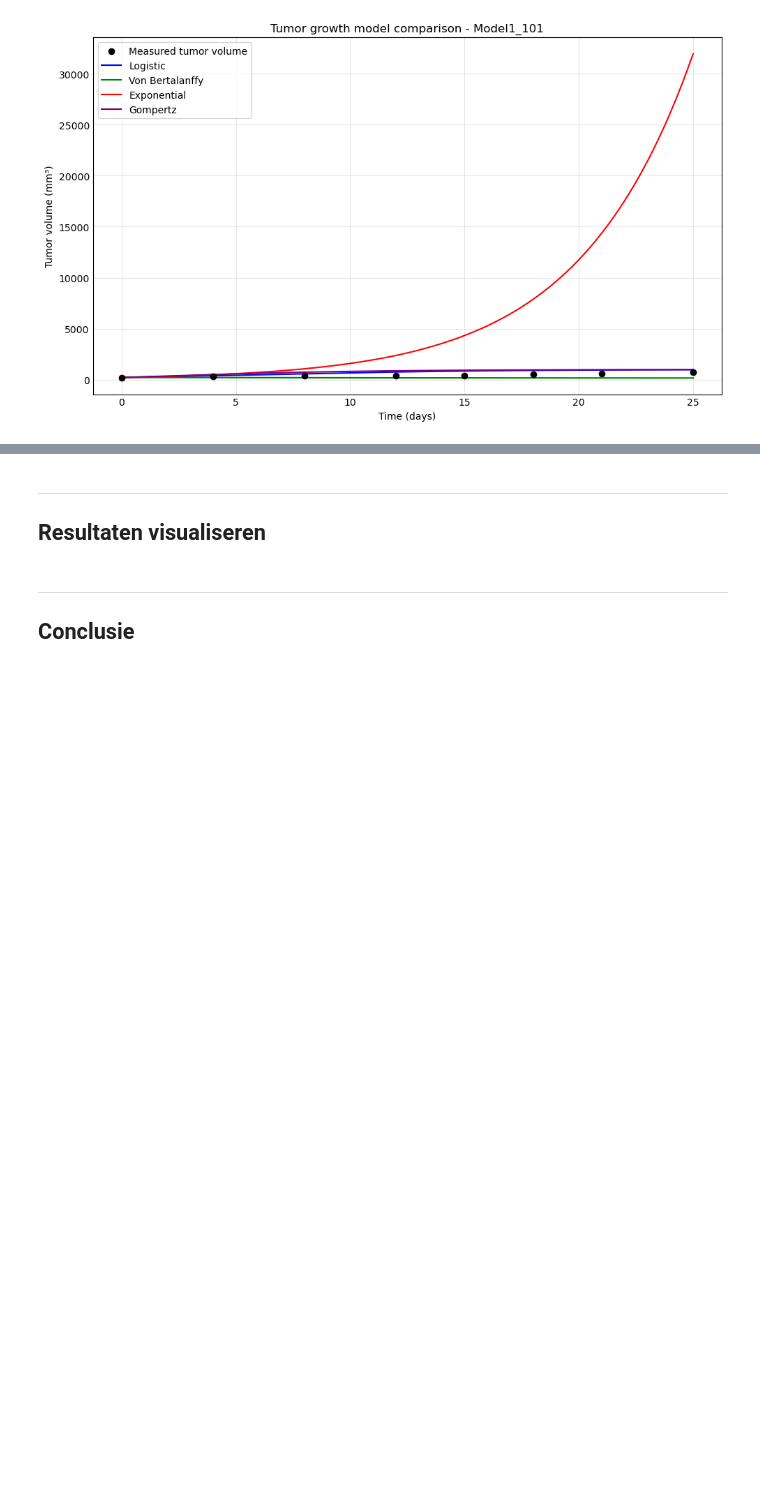
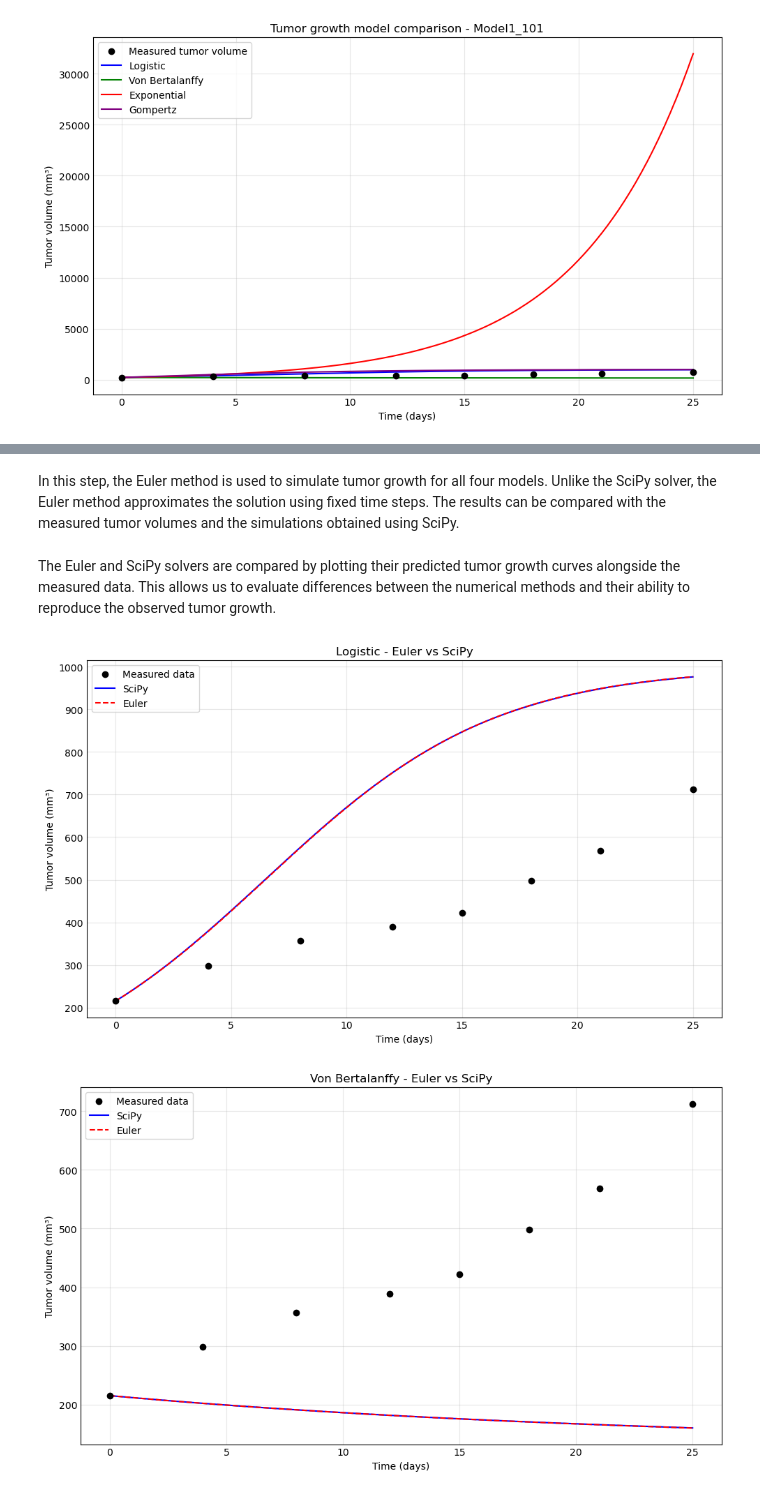
Before and after one commit to cheyennebrouwer/Casus_Dynamic-Modelling, a Jupyter notebook: Use_case_application.ipynb, the cells around one changed output, grey strips where cells are left out. Saved outputs shown, nothing was run; the diff lists cells and outputs as text; code cells hidden in the pictures; blank space fills up the shorter version.

Commit message:
Made further edits to notebook, added graphs and explanations

```diff
--- a/Use_case_application.ipynb
+++ b/Use_case_application.ipynb
@@ -369,6 +366,66 @@ plt.show()
-# %% [markdown]
-***
-## Resultaten visualiseren
-# %% [markdown]
-***
-## Conclusie
+# %% [markdown]
+In this step, the Euler method is used to simulate tumor growth for all four models. Unlike the SciPy solver, the Euler method approximates the solution using fixed time steps. The results can be compared with the measured tumor volumes and the simulations obtained using SciPy.
+# %%
+# Set the time step
+dt = 0.1
+
+# Store Euler simulation results
+euler_results = {}
+
+# Simulate each model
+for model_name, model in models.items():
+    calculated_times, calculated_volumes = euler_solver(
+        model,
+        (times[0], times[-1]),
+        volumes[0],
+        dt
+    )
+
+    euler_results[model_name] = (
+        calculated_times,
+        calculated_volumes
+    )
+# %% [markdown]
+The Euler and SciPy solvers are compared by plotting their predicted tumor growth curves alongside the measured data. This allows us to evaluate differences between the numerical methods and their ability to reproduce the observed tumor growth.
+# %%
+for model_name in models:
+
+    plt.figure(figsize=(10, 6))
+
+    # Measured data
+    plt.scatter(
+        times, volumes,
+        color="black",
+        label="Measured data",
+        zorder=5
+    )
+
+    # SciPy
+    plt.plot(
+        t_values,
+        scipy_results[model_name],
+        label="SciPy",
+        color="blue"
+    )
+
+    # Euler
+    euler_times, euler_volumes = euler_results[model_name]
+
+    plt.plot(
+        euler_times,
+        euler_volumes,
+        label="Euler",
+        color="red",
+        linestyle="--"
+    )
+
+    plt.xlabel("Time (days)")
+    plt.ylabel("Tumor volume (mm³)")
+    plt.title(f"{model_name} - Euler vs SciPy")
+    plt.legend()
+    plt.grid(alpha=0.3)
+    plt.tight_layout()
+    plt.show()
+# %% [output]
+[figure, added]
+[figure, added]
```
Also changed, not shown: parts of 19 cells of this notebook.
